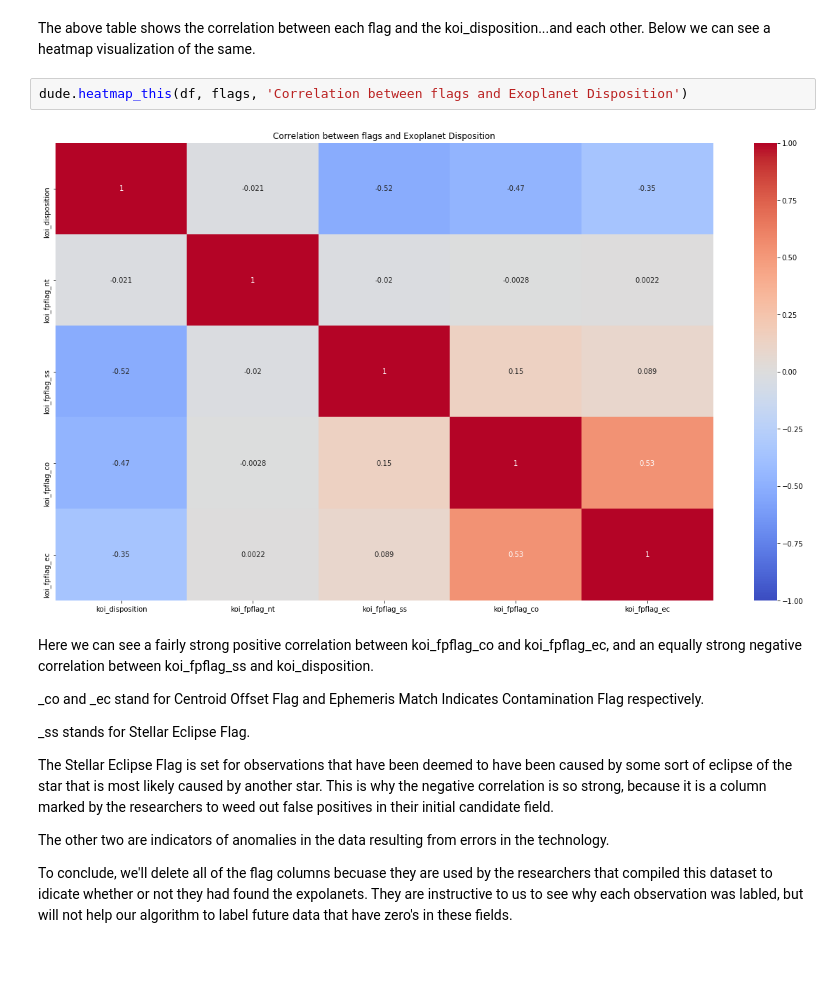
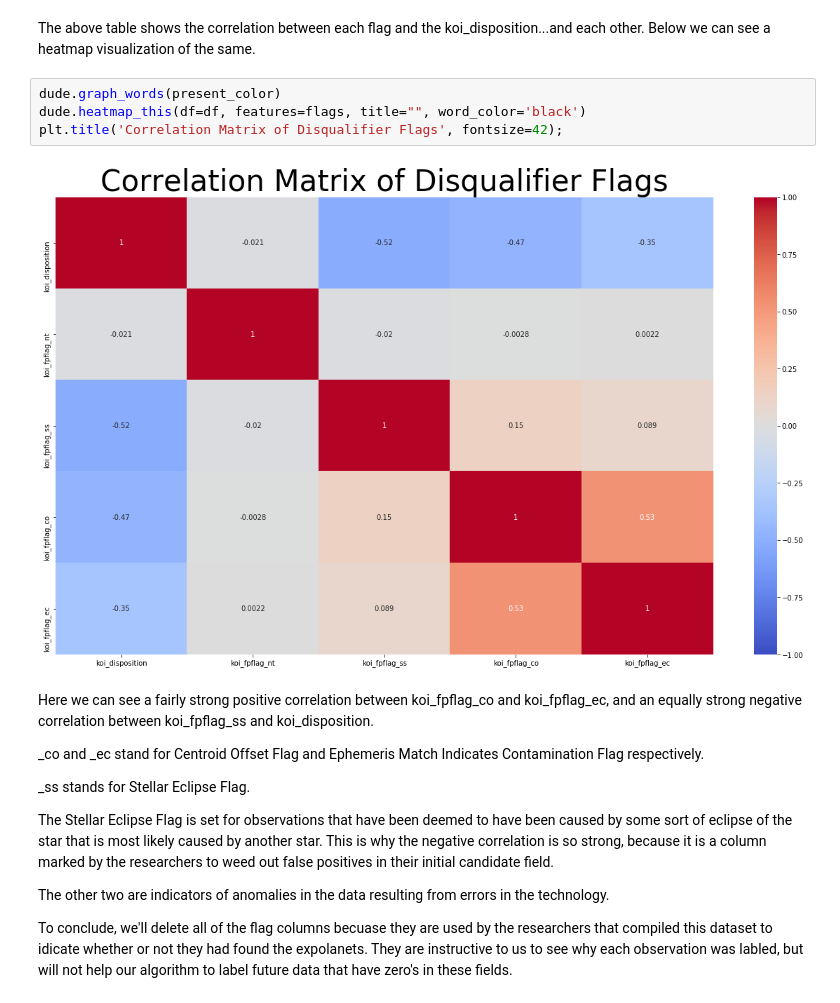
Before and after one commit to MattPat1981/exoplanet_alpha_models, a Jupyter notebook: code/exoplanet_identification.ipynb, the cells around one changed output. Drawn from its saved outputs; the diff is of its cells as text; blank space fills up the shorter version.

```diff
--- a/code/exoplanet_identification.ipynb
+++ b/code/exoplanet_identification.ipynb
@@ -84,10 +114,12 @@ df[flags].corr()
 | koi_fpflag_ec | -0.353074 | 0.002204 | 0.088528 | 0.531398 | 1.000000 |
 # %% [markdown]
 The above table shows the correlation between each flag and the koi_disposition...and each other. Below we can see a heatmap visualization of the same.
-# %%
-dude.heatmap_this(df, flags, 'Correlation between flags and Exoplanet Disposition')
-# %% [output]
-[figure, removed]
+# %%
+dude.graph_words(present_color)
+dude.heatmap_this(df=df, features=flags, title="", word_color='black')
+plt.title('Correlation Matrix of Disqualifier Flags', fontsize=42);
+# %% [output]
+[figure, added]
 # %% [markdown]
 Here we can see a fairly strong positive correlation between koi_fpflag_co and koi_fpflag_ec, and an equally strong negative correlation between koi_fpflag_ss and koi_disposition.
 
```
Also changed, not shown: parts of 60 cells of this notebook, 2 other files.
